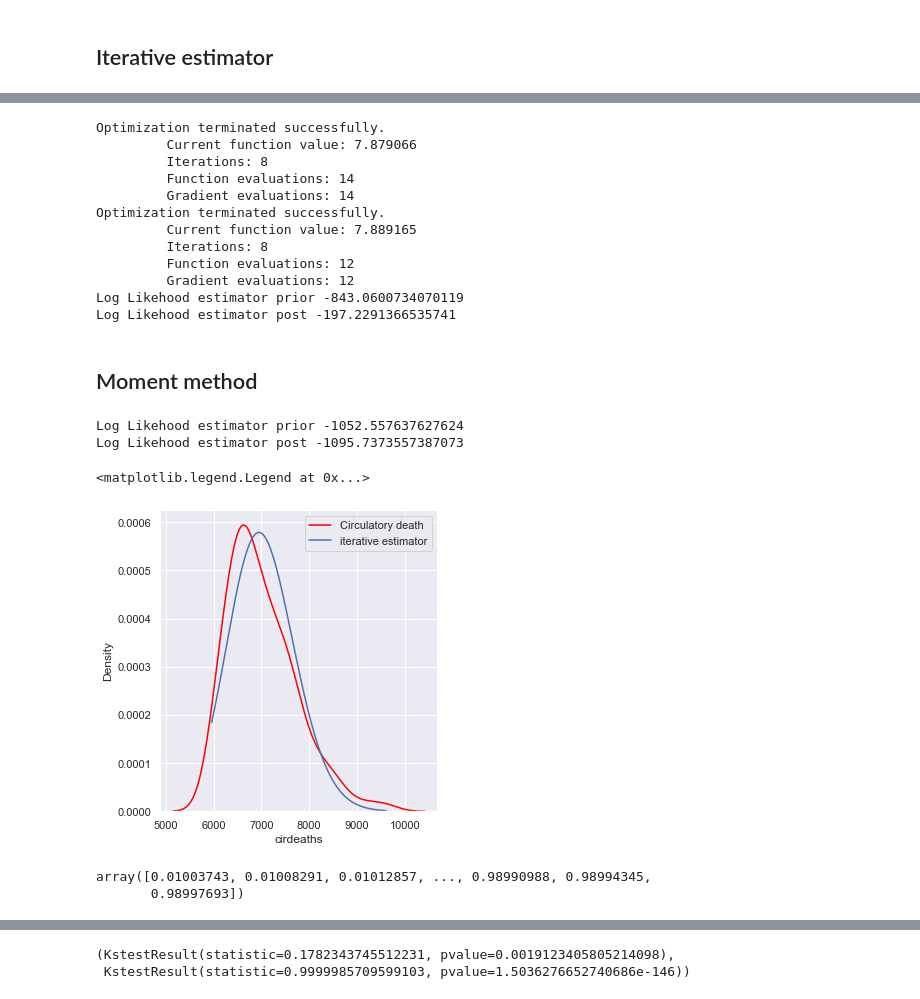
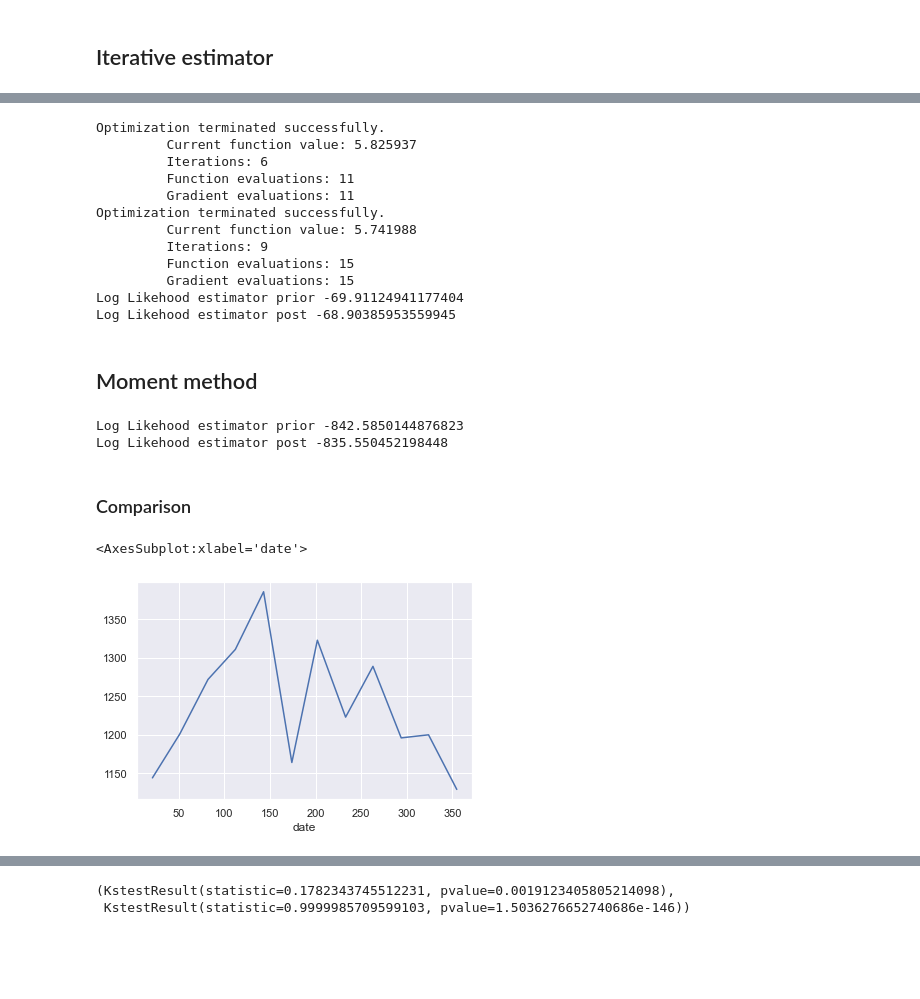
Before and after one commit to arnaud39/us_studies, a Jupyter notebook: plots.ipynb, the cells around one changed output, grey strips where cells are left out. Drawn from its saved outputs; the diff is of its cells as text; code cells hidden in the pictures; blank space fills up the shorter version.

```diff
--- a/plots.ipynb
+++ b/plots.ipynb
@@ -196,19 +213,15 @@ converter_ = lambda dict_: (
     np.array(list(dict_.values())),
 )
 
-test = next(iter(df_temporel.values()))
+test = list(df_temporel.values())[8]
 x = test.cirdeaths.astype(int)
 
 
-x_post = x[x.index > 0]
-x_prior = x[x.index < 0]
+x_post = x[(x.index > 0) & (x.index < 12*30)]
+x_prior = x[(x.index < 0) & (x.index > -12*30)]
 
 x_ = {"prior": x_prior, "post": x_post}
 hist_ = {k: converter_(hist(v)) for k, v in x_.items()}
-
-# hist(test.cirdeaths)
-# used for iterative solutio,n
-# s, X = np.array(list(hist_.keys())), np.array(list(hist_.values()))
 
 fit_ = {key: sm.NegativeBinomial(*v).fit() for key, v in hist_.items()}
 
@@ -224,17 +237,17 @@ for key, score in scores_likehood.items():
         )
 # %% [output]
 Optimization terminated successfully.
-         Current function value: 7.879066
-         Iterations: 8
-         Function evaluations: 14
-         Gradient evaluations: 14
+         Current function value: 5.825937
+         Iterations: 6
+         Function evaluations: 11
+         Gradient evaluations: 11
 Optimization terminated successfully.
-         Current function value: 7.889165
-         Iterations: 8
-         Function evaluations: 12
-         Gradient evaluations: 12
-Log Likehood estimator prior -843.0600734070119
-Log Likehood estimator post -197.2291366535741
+         Current function value: 5.741988
+         Iterations: 9
+         Function evaluations: 15
+         Gradient evaluations: 15
+Log Likehood estimator prior -69.91124941177404
+Log Likehood estimator post -68.90385953559945
 # %% [markdown]
 ## Moment method
 # %%
@@ -260,22 +273,12 @@ for key, parameters_nbin in parameters_moments.items():
         )
     )
 # %% [output]
-Log Likehood estimator prior -1052.557637627624
-Log Likehood estimator post -1095.7373557387073
+Log Likehood estimator prior -842.5850144876823
+Log Likehood estimator post -835.550452198448
-# %%
-import seaborn as sns
-import matplotlib.pyplot as plt
-
-sns.set()
-sns.displot(x, kind="kde", label="Circulatory death", color="red")
-#plt.plot(x_plot, nbinom.pmf(x_plot, r, p), label="moment estimator")
-plt.plot(x_plot, nbinom.pmf(x_plot, n_, p_), label="iterative estimator")
-plt.legend()
-# %% [output]
-<matplotlib.legend.Legend at 0x...>
-[figure, removed]
-# %%
-nbinom.cdf(x, n_, p_)
-# %% [output]
-array([0.01003743, 0.01008291, 0.01012857, ..., 0.98990988, 0.98994345,
-       0.98997693])
+# %% [markdown]
+### Comparison
+# %%
+x_post.plot()
+# %% [output]
+<AxesSubplot:xlabel='date'>
+[figure, added]
```
Also changed, not shown: parts of 2 cells of this notebook.
